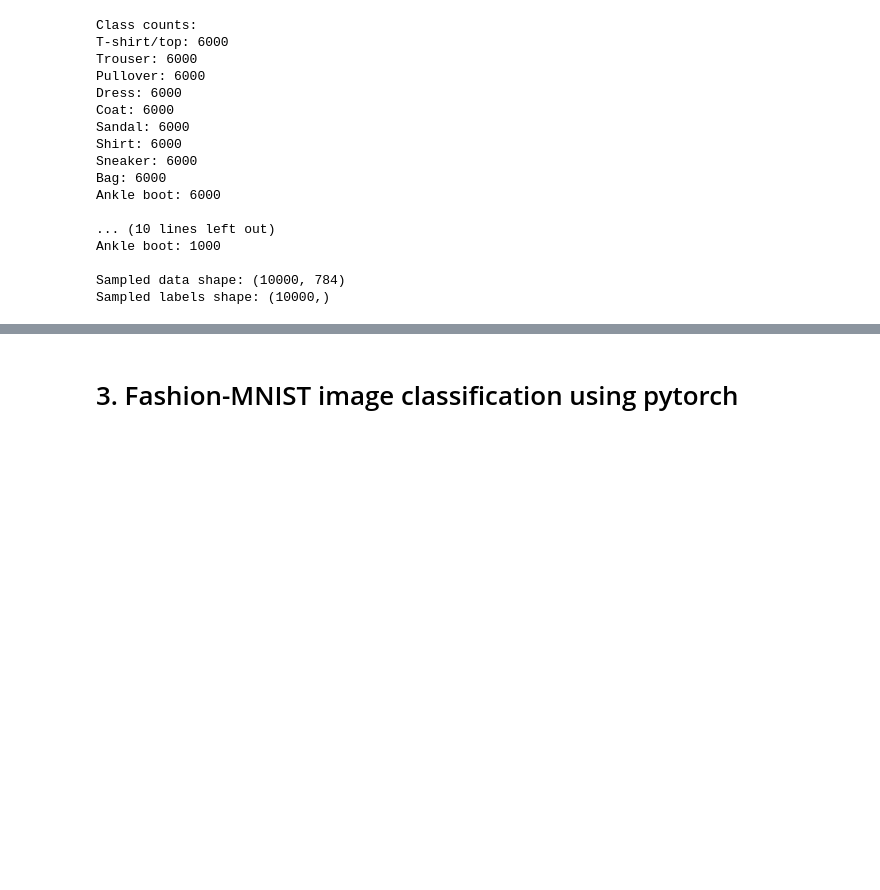
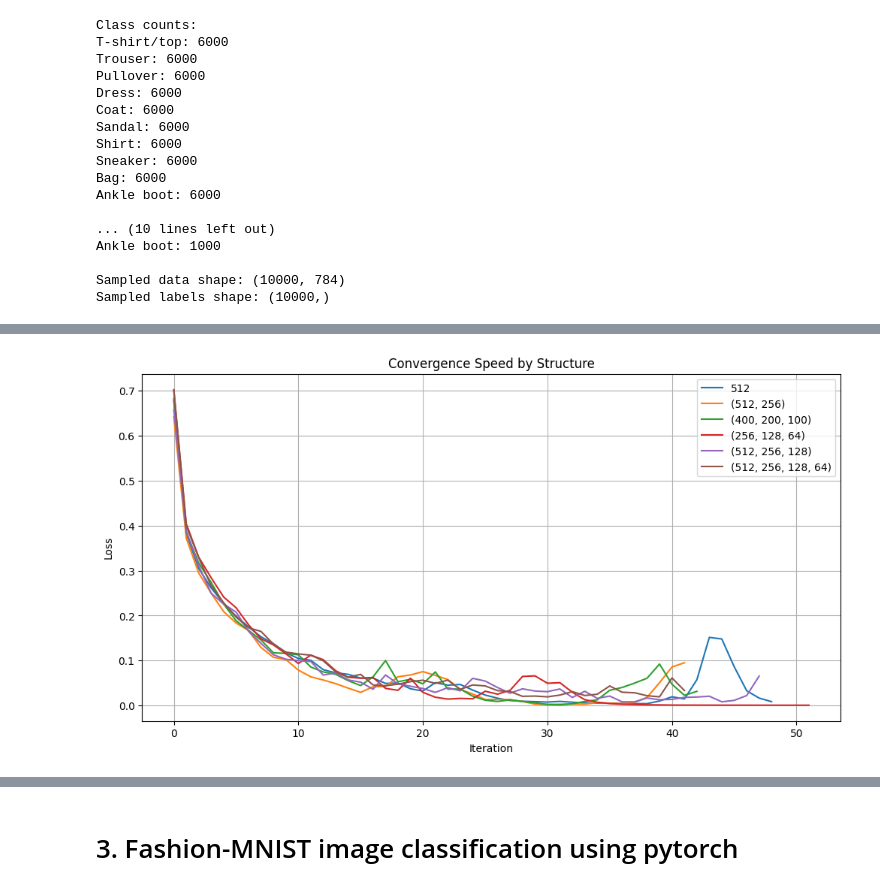
Before and after one commit to brodyanderson/math-6880-Project3, a Jupyter notebook: project3.ipynb, the cells around one changed output, grey strips where cells are left out. Drawn from its saved outputs; the diff is of its cells as text; code cells hidden in the pictures; blank space fills up the shorter version.

```diff
--- a/project3.ipynb
+++ b/project3.ipynb
@@ -205,0 +343,28 @@ Test Accuracy: 0.854400
+# %%
+# NUMBER OF HIDDEN LAYERS & NEURONS 2 with graph
+import matplotlib.pyplot as plt
+
+layers_and_neurons = [
+    (512),
+    (512, 256),
+    (400, 200, 100),
+    (256, 128, 64),
+    (512, 256, 128),
+    (512, 256, 128, 64)
+]
+
+plt.figure(figsize=(12, 6))
+
+for i in range(len(layers_and_neurons)):
+    mlp = MLPClassifier(hidden_layer_sizes=layers_and_neurons[i], max_iter=200,random_state=1)
+    mlp.fit(X_train_sample, y_train_sample)
+    plt.plot(mlp.loss_curve_, label=str(layers_and_neurons[i])) # Plot convergence curve
+
+plt.xlabel('Iteration')
+plt.ylabel('Loss')
+plt.title('Convergence Speed by Structure')
+plt.legend()
+plt.grid(True)
+plt.show()
+# %% [output]
+[figure, added]
```
Also changed, not shown: parts of 21 cells of this notebook.
